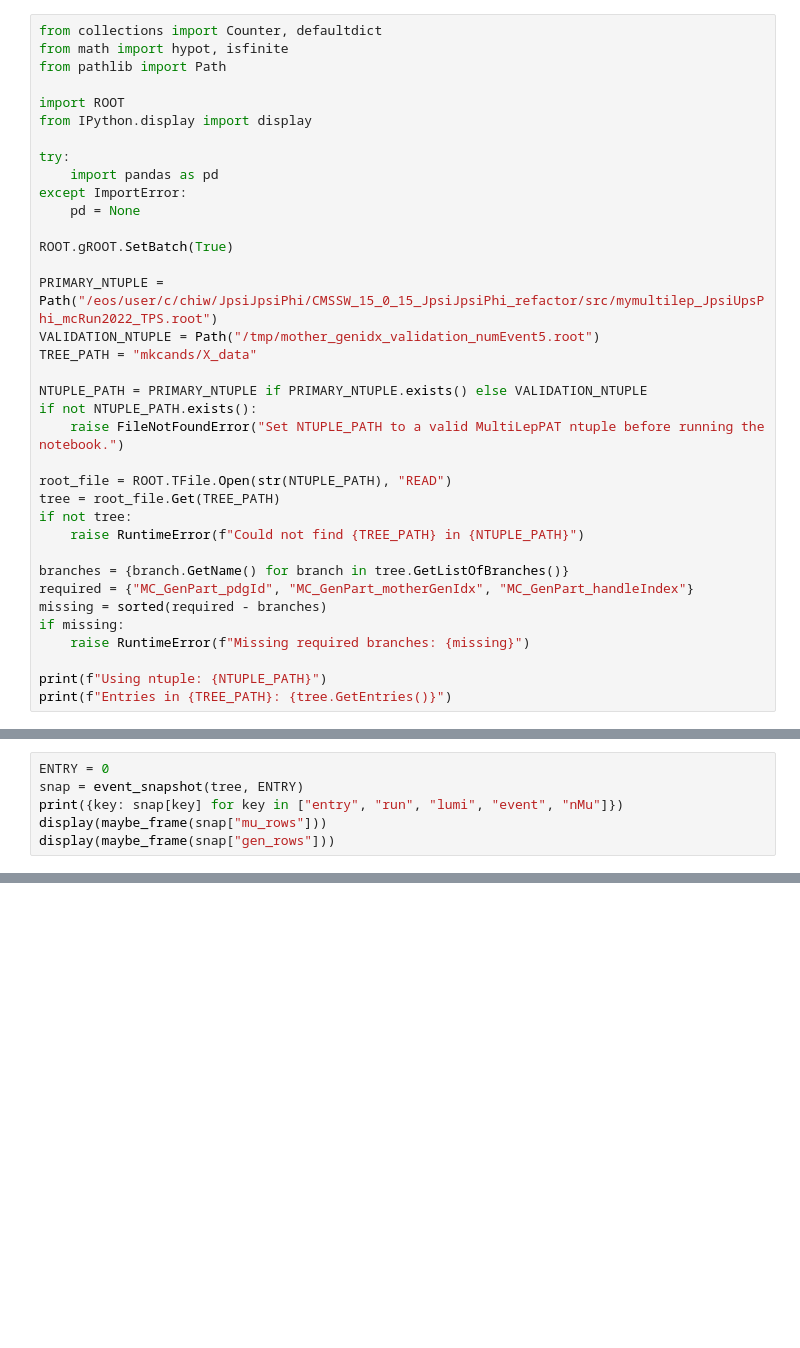
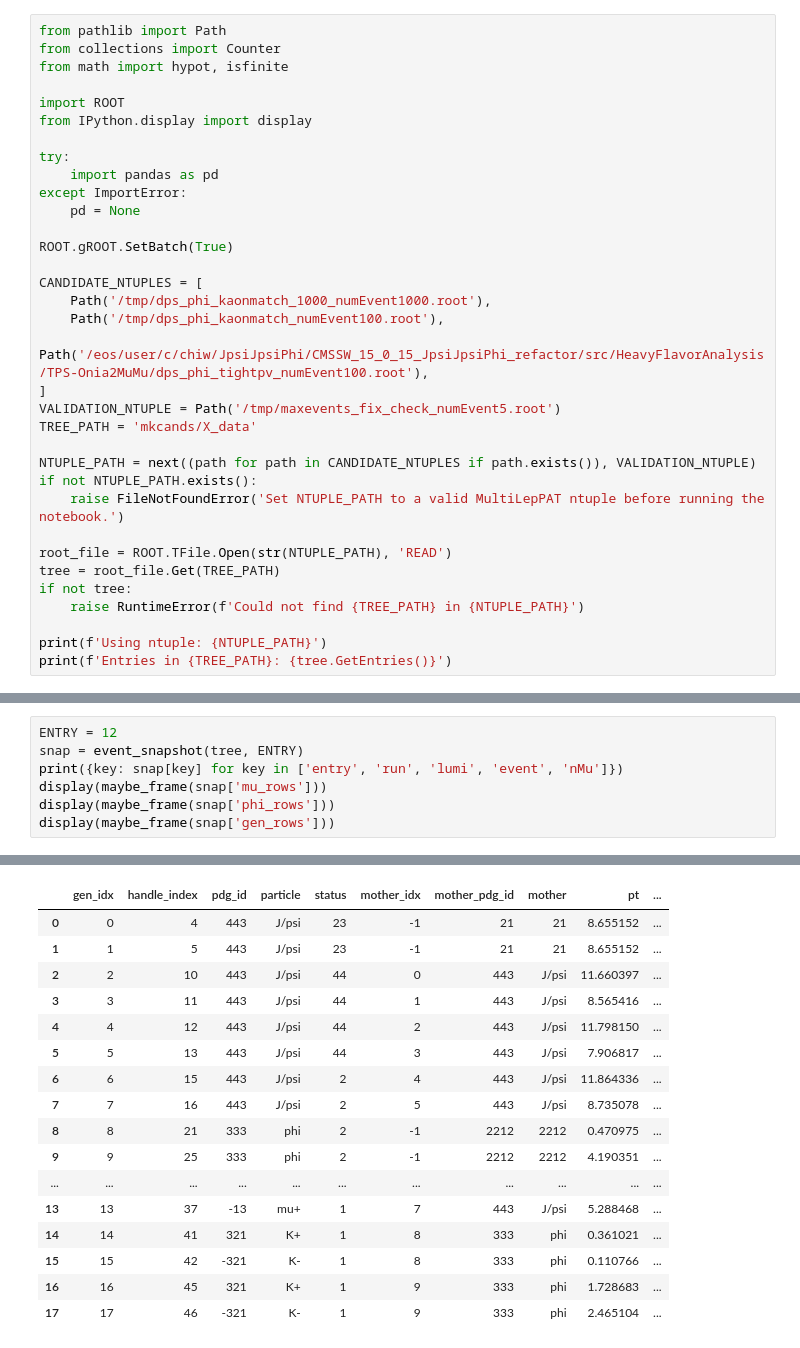
Before and after one commit to AliceQuen/Onia2MuMu, a Jupyter notebook: doc/inspect_multileppat_ntuple_gen_reco_matching.ipynb, the cells around one changed output, grey strips where cells are left out. Cells and saved outputs as stored; diff of their text form; blank space fills up the shorter version.

```diff
--- a/doc/inspect_multileppat_ntuple_gen_reco_matching.ipynb
+++ b/doc/inspect_multileppat_ntuple_gen_reco_matching.ipynb
@@ -21,7 +20,7 @@ If the primary ntuple does not yet contain `MC_GenPart_motherGenIdx`, rerun the
 # %%
-from collections import Counter, defaultdict
+from pathlib import Path
+from collections import Counter
 from math import hypot, isfinite
-from pathlib import Path
 
 import ROOT
 from IPython.display import display
@@ -33,24 +32,22 @@ except ImportError:
 
 ROOT.gROOT.SetBatch(True)
 
-PRIMARY_NTUPLE = Path("/eos/user/c/chiw/JpsiJpsiPhi/CMSSW_15_0_15_JpsiJpsiPhi_refactor/src/mymultilep_JpsiUpsPhi_mcRun2022_TPS.root")
-VALIDATION_NTUPLE = Path("/tmp/mother_genidx_validation_numEvent5.root")
-TREE_PATH = "mkcands/X_data"
+CANDIDATE_NTUPLES = [
+    Path('/tmp/dps_phi_kaonmatch_1000_numEvent1000.root'),
+    Path('/tmp/dps_phi_kaonmatch_numEvent100.root'),
+    Path('/eos/user/c/chiw/JpsiJpsiPhi/CMSSW_15_0_15_JpsiJpsiPhi_refactor/src/HeavyFlavorAnalysis/TPS-Onia2MuMu/dps_phi_tightpv_numEvent100.root'),
+]
+VALIDATION_NTUPLE = Path('/tmp/maxevents_fix_check_numEvent5.root')
+TREE_PATH = 'mkcands/X_data'
 
-NTUPLE_PATH = PRIMARY_NTUPLE if PRIMARY_NTUPLE.exists() else VALIDATION_NTUPLE
+NTUPLE_PATH = next((path for path in CANDIDATE_NTUPLES if path.exists()), VALIDATION_NTUPLE)
 if not NTUPLE_PATH.exists():
-    raise FileNotFoundError("Set NTUPLE_PATH to a valid MultiLepPAT ntuple before running the notebook.")
+    raise FileNotFoundError('Set NTUPLE_PATH to a valid MultiLepPAT ntuple before running the notebook.')
 
-root_file = ROOT.TFile.Open(str(NTUPLE_PATH), "READ")
+root_file = ROOT.TFile.Open(str(NTUPLE_PATH), 'READ')
 tree = root_file.Get(TREE_PATH)
 if not tree:
-    raise RuntimeError(f"Could not find {TREE_PATH} in {NTUPLE_PATH}")
+    raise RuntimeError(f'Could not find {TREE_PATH} in {NTUPLE_PATH}')
 
-branches = {branch.GetName() for branch in tree.GetListOfBranches()}
-required = {"MC_GenPart_pdgId", "MC_GenPart_motherGenIdx", "MC_GenPart_handleIndex"}
-missing = sorted(required - branches)
-if missing:
-    raise RuntimeError(f"Missing required branches: {missing}")
-
-print(f"Using ntuple: {NTUPLE_PATH}")
-print(f"Entries in {TREE_PATH}: {tree.GetEntries()}")
+print(f'Using ntuple: {NTUPLE_PATH}')
+print(f'Entries in {TREE_PATH}: {tree.GetEntries()}')
@@ -208,6 +346,8 @@ Choose an entry and inspect both the flat GEN list and the reco muon matches. Th
 # %%
-ENTRY = 0
+ENTRY = 12
 snap = event_snapshot(tree, ENTRY)
-print({key: snap[key] for key in ["entry", "run", "lumi", "event", "nMu"]})
-display(maybe_frame(snap["mu_rows"]))
-display(maybe_frame(snap["gen_rows"]))
+print({key: snap[key] for key in ['entry', 'run', 'lumi', 'event', 'nMu']})
+display(maybe_frame(snap['mu_rows']))
+display(maybe_frame(snap['phi_rows']))
+display(maybe_frame(snap['gen_rows']))
+# %% [output]
@@ -213,0 +362,17 @@ display(maybe_frame(snap["gen_rows"]))
+|  | gen_idx | handle_index | pdg_id | particle | status | mother_idx | mother_pdg_id | mother | pt | ... |
+| 0 | 0 | 4 | 443 | J/psi | 23 | -1 | 21 | 21 | 8.655152 | ... |
+| 1 | 1 | 5 | 443 | J/psi | 23 | -1 | 21 | 21 | 8.655152 | ... |
+| 2 | 2 | 10 | 443 | J/psi | 44 | 0 | 443 | J/psi | 11.660397 | ... |
+| 3 | 3 | 11 | 443 | J/psi | 44 | 1 | 443 | J/psi | 8.565416 | ... |
+| 4 | 4 | 12 | 443 | J/psi | 44 | 2 | 443 | J/psi | 11.798150 | ... |
+| 5 | 5 | 13 | 443 | J/psi | 44 | 3 | 443 | J/psi | 7.906817 | ... |
+| 6 | 6 | 15 | 443 | J/psi | 2 | 4 | 443 | J/psi | 11.864336 | ... |
+| 7 | 7 | 16 | 443 | J/psi | 2 | 5 | 443 | J/psi | 8.735078 | ... |
+| 8 | 8 | 21 | 333 | phi | 2 | -1 | 2212 | 2212 | 0.470975 | ... |
+| 9 | 9 | 25 | 333 | phi | 2 | -1 | 2212 | 2212 | 4.190351 | ... |
+| ... | ... | ... | ... | ... | ... | ... | ... | ... | ... | ... |
+| 13 | 13 | 37 | -13 | mu+ | 1 | 7 | 443 | J/psi | 5.288468 | ... |
+| 14 | 14 | 41 | 321 | K+ | 1 | 8 | 333 | phi | 0.361021 | ... |
+| 15 | 15 | 42 | -321 | K- | 1 | 8 | 333 | phi | 0.110766 | ... |
+| 16 | 16 | 45 | 321 | K+ | 1 | 9 | 333 | phi | 1.728683 | ... |
+| 17 | 17 | 46 | -321 | K- | 1 | 9 | 333 | phi | 2.465104 | ... |
```
Also changed, not shown: parts of 21 cells of this notebook, 4 other files.
